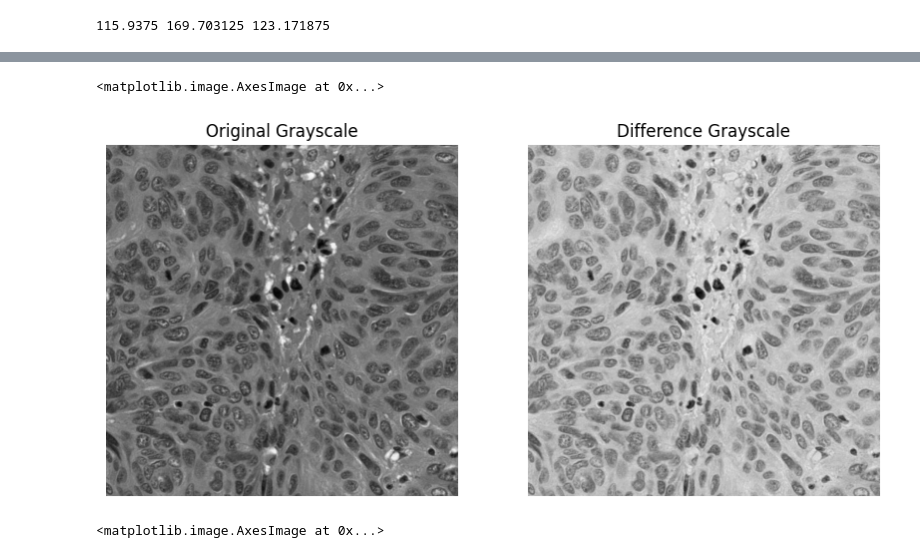
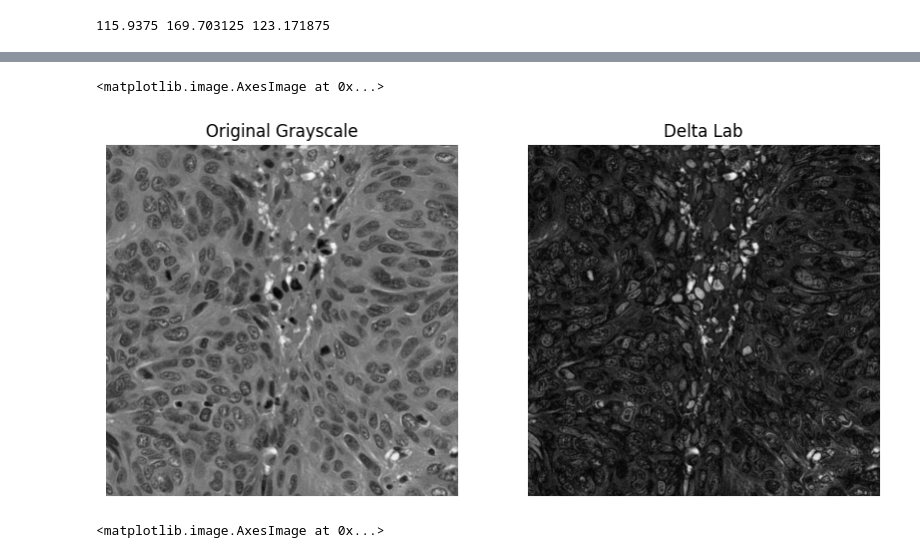
Before and after one commit to vktr274/computer-vision-image-correction-enhancement, a Jupyter notebook: experiment_2.ipynb, the cells around one changed output, grey strips where cells are left out. Cells and saved outputs as stored; diff of their text form; code cells hidden in the pictures.

```diff
--- a/experiment_2.ipynb
+++ b/experiment_2.ipynb
@@ -56,7 +56,8 @@ plt.ylim([y_low, y_high])
 (47.0, 55.0)
 [figure]
 # %%
-split_lab_img = cv2.split(lab_images[image_index])
+lab_img = lab_images[image_index]
+split_lab_img = cv2.split(lab_img)
 L_ch_nucleus = split_lab_img[0][x_low:x_high, y_low:y_high]
 a_ch_nucleus = split_lab_img[1][x_low:x_high, y_low:y_high]
 b_ch_nucleus = split_lab_img[2][x_low:x_high, y_low:y_high]
@@ -76,10 +77,3 @@ b_mean_nucleus = np.mean(b_ch_nucleus)
 print(L_mean_nucleus, a_mean_nucleus, b_mean_nucleus)
 # %% [output]
 115.9375 169.703125 123.171875
-# %%
-delta_L = split_lab_img[0] - L_mean_nucleus
-delta_a = split_lab_img[1] - a_mean_nucleus
-delta_b = split_lab_img[2] - b_mean_nucleus
-
-print(np.min(delta_L), np.min(delta_a), np.min(delta_b))
-print(np.max(delta_L), np.max(delta_a), np.max(delta_b))
@@ -89,5 +79,0 @@ print(np.max(delta_L), np.max(delta_a), np.max(delta_b))
-# %%
-lab_img_new = cv2.merge([delta_L, delta_a, delta_b])
-lab_img_new = cv2.normalize(lab_img_new, None, alpha=0, beta=255, norm_type=cv2.NORM_MINMAX, dtype=cv2.CV_8U)
-rgb_img_new = cv2.cvtColor(lab_img_new, cv2.COLOR_Lab2RGB)
-plt.imshow(rgb_img_new)
@@ -97,23 +80,33 @@ plt.imshow(rgb_img_new)
+# %%
+delta_lab = np.zeros((lab_img.shape[0], lab_img.shape[1]), dtype=np.uint8)
+
+for i in range(lab_img.shape[0]):
+    for j in range(lab_img.shape[1]):
+        delta_L = lab_img[i,j,0] - L_mean_nucleus
+        delta_a = lab_img[i,j,1] - a_mean_nucleus
+        delta_b = lab_img[i,j,2] - b_mean_nucleus
+        delta_E = np.sqrt(delta_L**2 + delta_a**2 + delta_b**2)
+        delta_lab[i,j] = delta_E
 # %%
 gray_img = cv2.cvtColor(lab_img_new, cv2.COLOR_RGB2GRAY)
 
 rows = 1
 columns = 2
 
 fig = plt.figure(figsize=(10, 5))
 
 fig.add_subplot(rows, columns, 1)
 plt.axis("off")
 plt.title("Original Grayscale")
 plt.imshow(cv2.cvtColor(images[image_index], cv2.COLOR_BGR2GRAY), cmap="gray")
 
 fig.add_subplot(rows, columns, 2)
 plt.axis("off")
-plt.title("Difference Grayscale")
-plt.imshow(gray_img, cmap="gray")
+plt.title("Delta Lab")
+plt.imshow(delta_lab, cmap="gray")
 # %% [output]
 <matplotlib.image.AxesImage at 0x...>
-[figure, old version]
+[figure, new version]
 # %%
 bin_img = cv2.adaptiveThreshold(gray_img, 255, cv2.ADAPTIVE_THRESH_MEAN_C, cv2.THRESH_BINARY_INV, 55, 3)
 plt.imshow(bin_img, cmap="gray")
```
Also changed, not shown: parts of 2 cells of this notebook, 1 other file.
